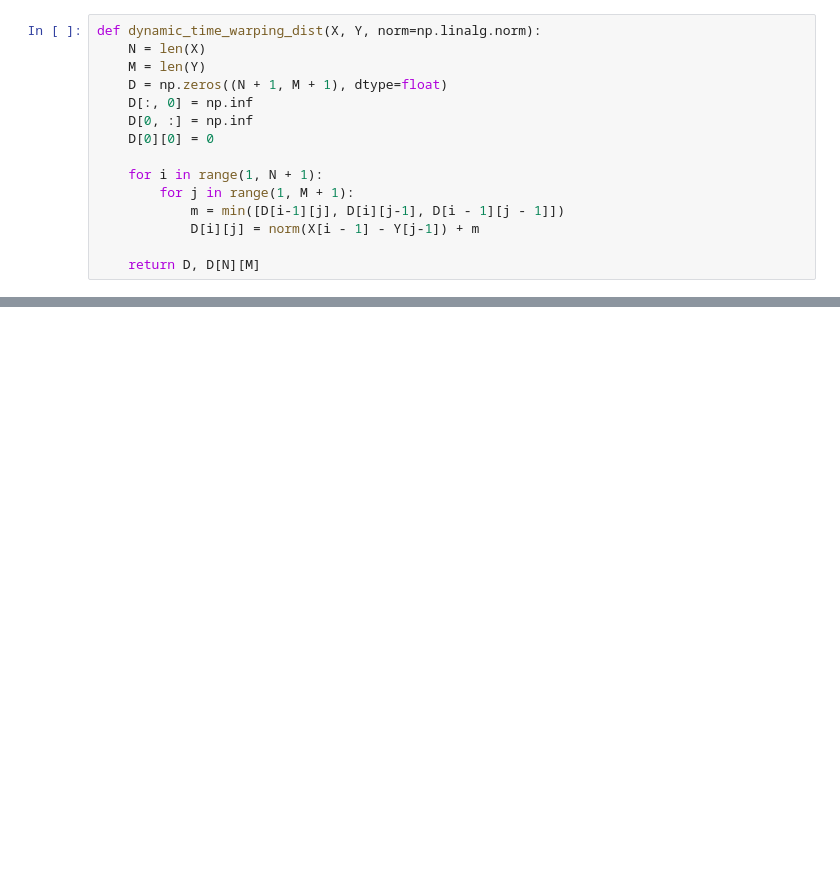
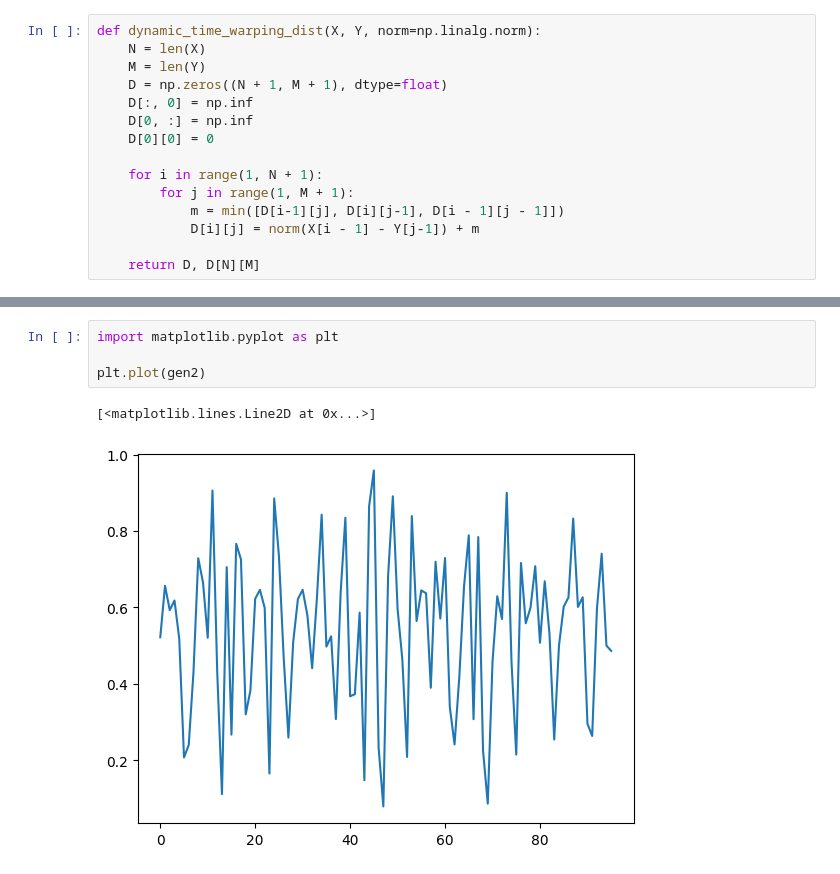
Before and after one commit to DAI-Lab/Cents, a Jupyter notebook: playground.ipynb, the cells around one changed output, grey strips where cells are left out. Drawn from its saved outputs; the diff is of its cells as text; blank space fills up the shorter version.

```diff
--- a/playground.ipynb
+++ b/playground.ipynb
@@ -75,0 +116,7 @@ ny_data["local_15min"] = pd.to_datetime(ny_data["local_15min"].str.strip(), form
+# %%
+import matplotlib.pyplot as plt
+
+plt.plot(gen2)
+# %% [output]
+[<matplotlib.lines.Line2D at 0x...>]
+[figure, added]
```
Also changed, not shown: parts of 8 cells of this notebook, 3 other files.
